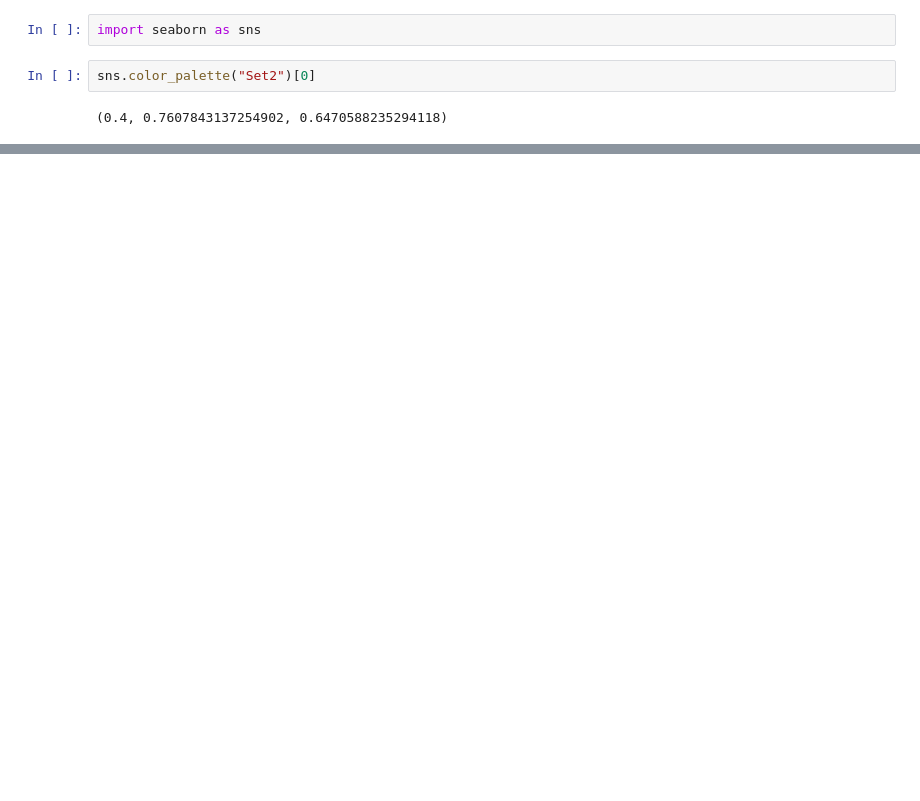
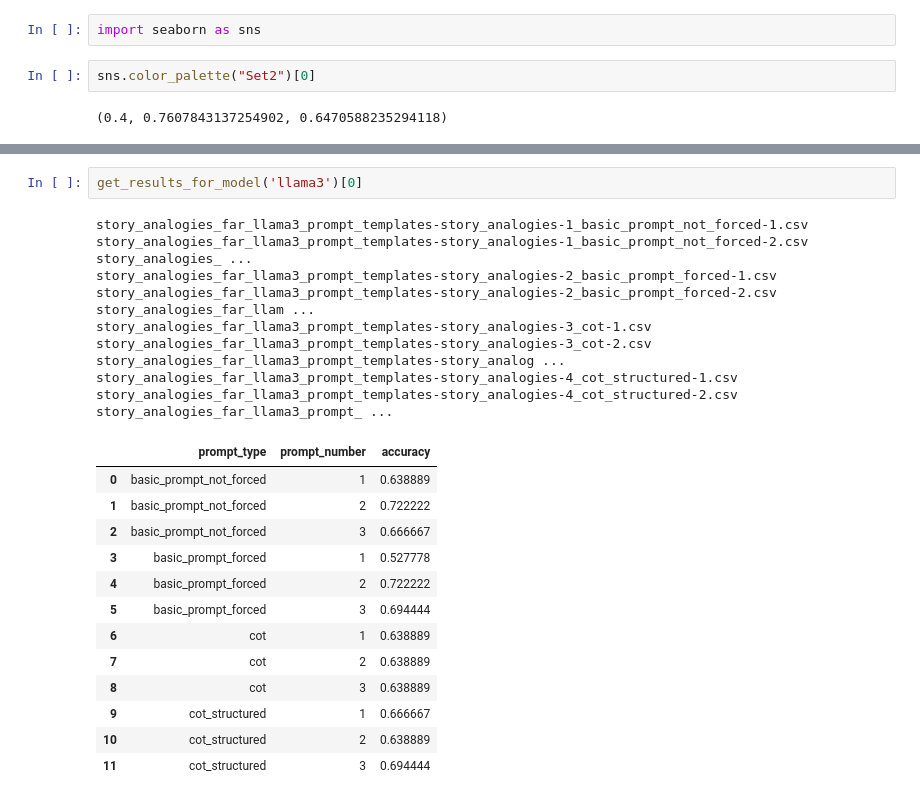
Before and after one commit to jakub-podolak/AbstractAnalogies, a Jupyter notebook: notebooks/story_analogies_postprocessing.ipynb, the cells around one changed output, grey strips where cells are left out. Drawn from its saved outputs; the diff is of its cells as text; blank space fills up the shorter version.

```diff
--- a/notebooks/story_analogies_postprocessing.ipynb
+++ b/notebooks/story_analogies_postprocessing.ipynb
@@ -196,0 +220,20 @@ sns.color_palette("Set2")[0]
+# %%
+get_results_for_model('llama3')[0]
+# %% [output]
+story_analogies_far_llama3_prompt_templates-story_analogies-1_basic_prompt_not_forced-1.csv story_analogies_far_llama3_prompt_templates-story_analogies-1_basic_prompt_not_forced-2.csv story_analogies_ ...
+story_analogies_far_llama3_prompt_templates-story_analogies-2_basic_prompt_forced-1.csv story_analogies_far_llama3_prompt_templates-story_analogies-2_basic_prompt_forced-2.csv story_analogies_far_llam ...
+story_analogies_far_llama3_prompt_templates-story_analogies-3_cot-1.csv story_analogies_far_llama3_prompt_templates-story_analogies-3_cot-2.csv story_analogies_far_llama3_prompt_templates-story_analog ...
+story_analogies_far_llama3_prompt_templates-story_analogies-4_cot_structured-1.csv story_analogies_far_llama3_prompt_templates-story_analogies-4_cot_structured-2.csv story_analogies_far_llama3_prompt_ ...
+|  | prompt_type | prompt_number | accuracy |
+| 0 | basic_prompt_not_forced | 1 | 0.638889 |
+| 1 | basic_prompt_not_forced | 2 | 0.722222 |
+| 2 | basic_prompt_not_forced | 3 | 0.666667 |
+| 3 | basic_prompt_forced | 1 | 0.527778 |
+| 4 | basic_prompt_forced | 2 | 0.722222 |
+| 5 | basic_prompt_forced | 3 | 0.694444 |
+| 6 | cot | 1 | 0.638889 |
+| 7 | cot | 2 | 0.638889 |
+| 8 | cot | 3 | 0.638889 |
+| 9 | cot_structured | 1 | 0.666667 |
+| 10 | cot_structured | 2 | 0.638889 |
+| 11 | cot_structured | 3 | 0.694444 |
```
Also changed, not shown: parts of 5 cells of this notebook, 1 other file.
